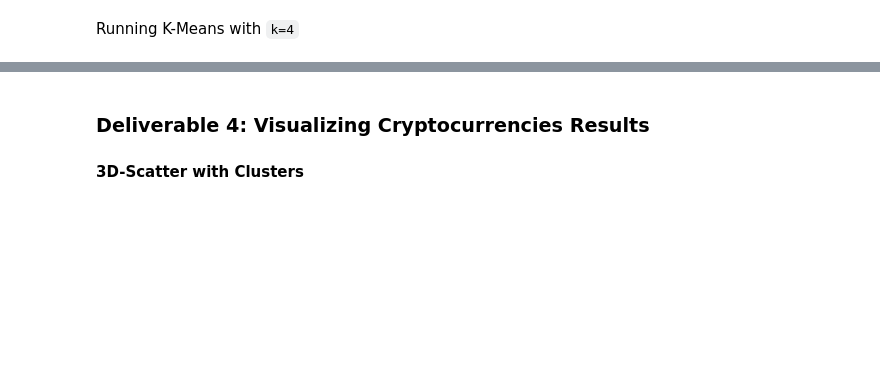
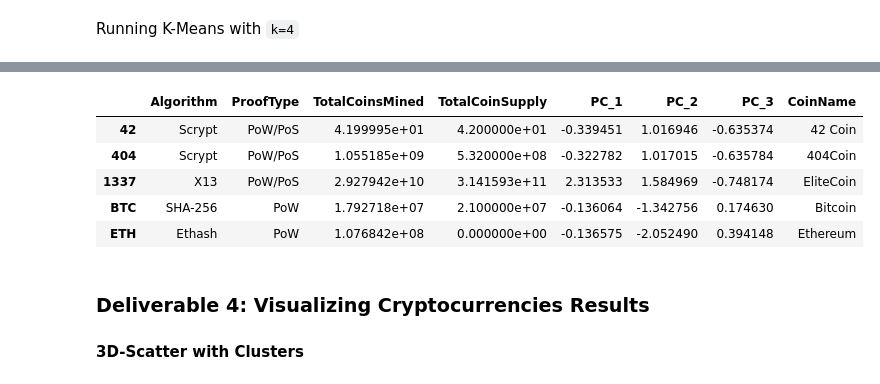
Before and after one commit to rkaysen63/Cryptocurrencies, a Jupyter notebook: crypto_clustering.ipynb, the cells around one changed output, grey strips where cells are left out. Saved outputs shown, nothing was run; the diff lists cells and outputs as text; code cells hidden in the pictures; blank space fills up the shorter version.

```diff
--- a/crypto_clustering.ipynb
+++ b/crypto_clustering.ipynb
@@ -289,9 +340,11 @@ Running K-Means with `k=4`
 # %%
 # Initialize the K-Means model.
 # YOUR CODE HERE
+model = KMeans(n_clusters=4, random_state=0)
 
 # Fit the model
-# YOUR CODE HERE
+model.fit(pca_df)
 
 # Predict clusters
-# YOUR CODE HERE
+predictions = model.predict(pca_df)
+predictions
@@ -297,0 +369,5 @@ Running K-Means with `k=4`
+# %%
+# Create a new DataFrame including predicted clusters and cryptocurrencies features.
+# Concatentate the crypto_df and pcs_df DataFrames on the same columns.
+clustered_df = pd.concat([crypto_df, pca_df], axis=1).reindex(crypto_df.index)
+clustered_df.head(5)
@@ -298 +381,12 @@ Running K-Means with `k=4`
+# %%
+#  Add a new column, "CoinName" to the clustered_df DataFrame that holds the names of the cryptocurrencies.
+clustered_df = pd.concat([clustered_df, names_df], axis=1).reindex(crypto_df.index)
+clustered_df.head(5)
+# %% [output]
+|  | Algorithm | ProofType | TotalCoinsMined | TotalCoinSupply | PC_1 | PC_2 | PC_3 | CoinName |
+| 42 | Scrypt | PoW/PoS | 4.199995e+01 | 4.200000e+01 | -0.339451 | 1.016946 | -0.635374 | 42 Coin |
+| 404 | Scrypt | PoW/PoS | 1.055185e+09 | 5.320000e+08 | -0.322782 | 1.017015 | -0.635784 | 404Coin |
+| 1337 | X13 | PoW/PoS | 2.927942e+10 | 3.141593e+11 | 2.313533 | 1.584969 | -0.748174 | EliteCoin |
+| BTC | SHA-256 | PoW | 1.792718e+07 | 2.100000e+07 | -0.136064 | -1.342756 | 0.174630 | Bitcoin |
+| ETH | Ethash | PoW | 1.076842e+08 | 0.000000e+00 | -0.136575 | -2.052490 | 0.394148 | Ethereum |
 # %%
```
Also changed, not shown: parts of 24 cells of this notebook.
